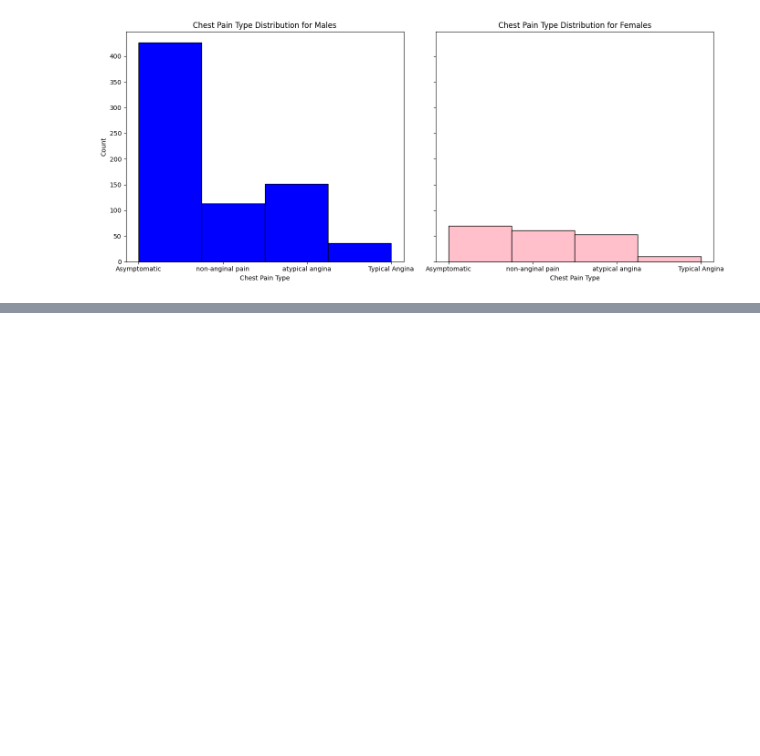
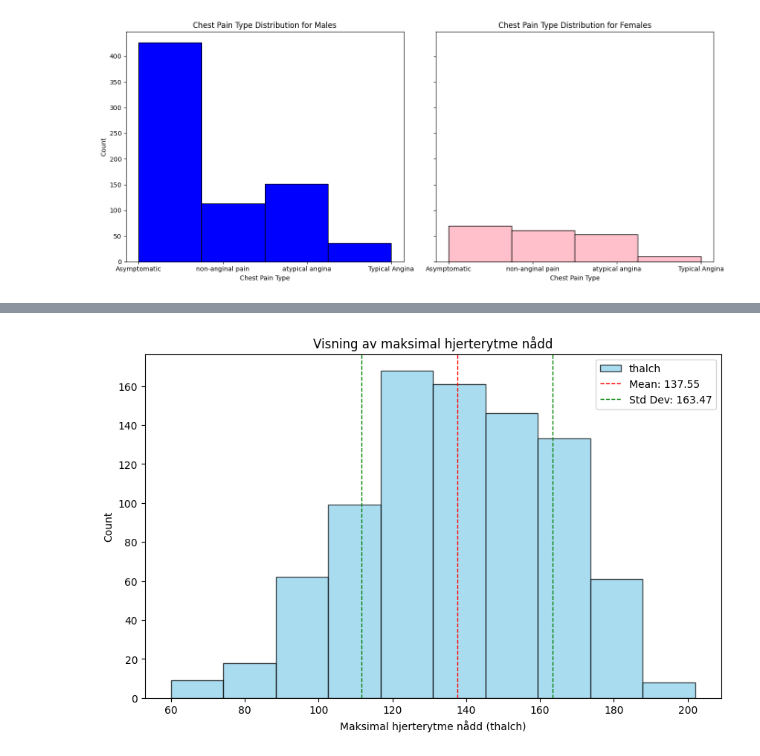
Before and after one commit to KasperFuru/datamining_oblig1, a Jupyter notebook: oblignotebook.ipynb, the cells around one changed output, grey strips where cells are left out. Cells and saved outputs as stored; diff of their text form; code cells hidden in the pictures; blank space fills up the shorter version.

```diff
--- a/oblignotebook.ipynb
+++ b/oblignotebook.ipynb
@@ -174,0 +172,24 @@ Passing `palette` without assigning `hue` is deprecated and will be removed in v
+# %%
+# Plot the distribution of maximum heart rate achieved (thalch)
+plt.figure(figsize=(10, 6))
+df['thalch'].plot(kind='hist', bins=10, edgecolor='black', color='skyblue', alpha=0.7)
+
+# Calculate the mean and standard deviation of the 'thalch' column
+mean_thalch = df['thalch'].mean()
+std_thalch = df['thalch'].std()
+
+# Add vertical lines for the mean and standard deviation
+plt.axvline(mean_thalch, color='red', linestyle='dashed', linewidth=1, label=f'Mean: {mean_thalch:.2f}')
+plt.axvline(mean_thalch + std_thalch, color='green', linestyle='dashed', linewidth=1, label=f'Std Dev: {mean_thalch + std_thalch:.2f}')
+plt.axvline(mean_thalch - std_thalch, color='green', linestyle='dashed', linewidth=1)
+
+# Add labels and title
+plt.xlabel('Maksimal hjerterytme nådd (thalch)')
+plt.ylabel('Count')
+plt.title('Visning av maksimal hjerterytme nådd')
+plt.legend()
+
+# Show the plot
+plt.show()
+# %% [output]
+[figure, added]
```
Also changed, not shown: parts of 11 cells of this notebook.
